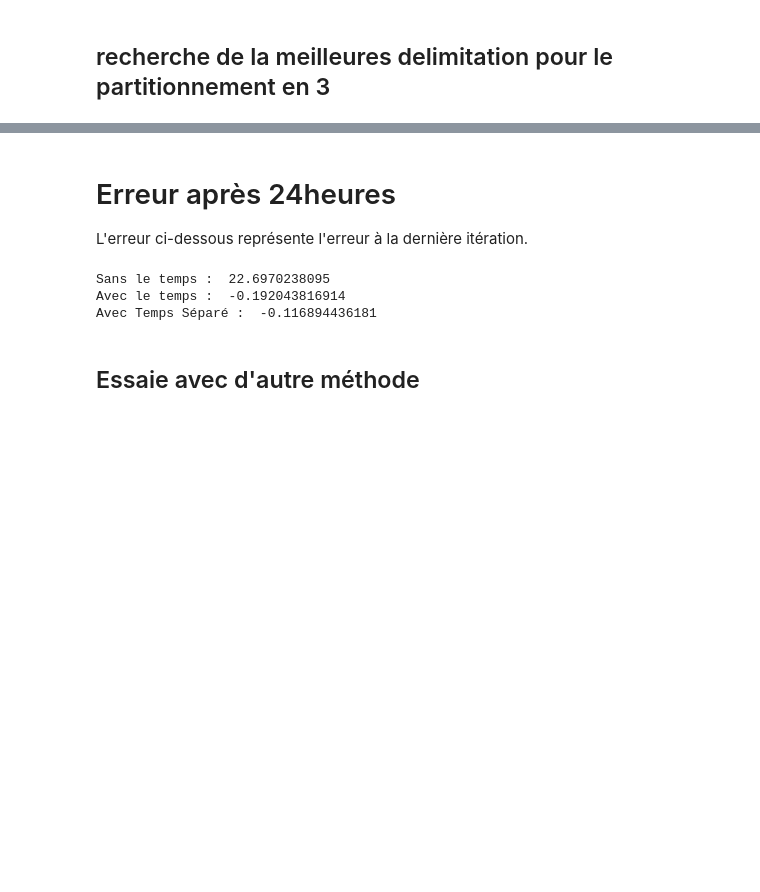
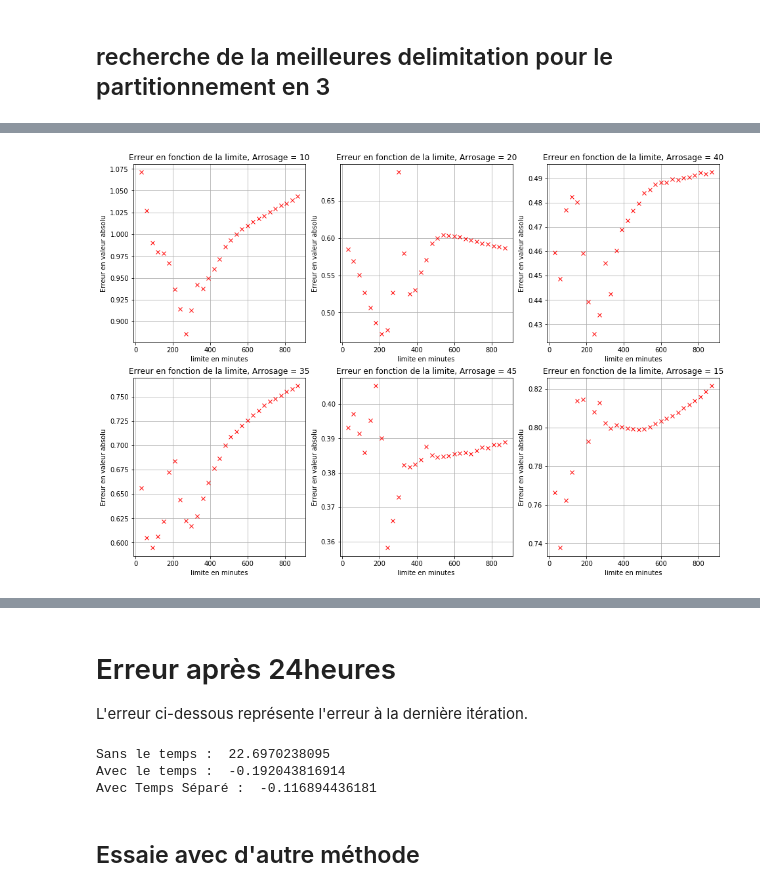
Before and after one commit to cui-unige/BSc-sensor-machine-learning, a Jupyter notebook: MLDemeter.ipynb, the cells around one changed output, grey strips where cells are left out. Drawn from its saved outputs; the diff is of its cells as text; code cells hidden in the pictures; blank space fills up the shorter version.

```diff
--- a/MLDemeter.ipynb
+++ b/MLDemeter.ipynb
@@ -246,7 +256,7 @@ Une partie qui contient que les moments où on arrose. On peut selectionner ceci
 
 L'autre partie contient les moments où on n'arrose pas. C'est-à-dire les momments où l'eau s'évapore.
 # %%
-limite = 270
+limite = 240
 dfArrosage = df.loc[df['TAfterArrosage'] == 0]
 tmp = df.loc[df['TAfterArrosage'] > 0]
 dfStabilisation = df.loc[df['TAfterArrosage'] > limite].copy()
@@ -294,12 +304,12 @@ nAro = 0
 for i in range(0,TestSize-1):
     dataTest.iloc[int(i),position] = StartHumidity
 
-    if i%48 == 0:
+    if dataTest.iloc[i,6] == 0:
         nAro =+ 1
         StartHumidity = dataTest.iloc[i,1]
         result[i] = StartHumidity + regLinearAro.predict([[StartHumidity,base.iloc[init+i,5],base.iloc[init+i,8]]])[0]
         ErrAro =+ abs(result[i] - base.iloc[i+1,1])
-    elif i%48 <= limite//30:
+    elif dataTest.iloc[i,6] <= limite:
         result[i] = StartHumidity + regLinearEva.predict([[StartHumidity,base.iloc[init+i,2],base.iloc[init+i,6],base.iloc[init+i,7],base.iloc[init+i,8]]])[0]
         ErrEva =+ abs(result[i] - base.iloc[i+1,1])
     else:
@@ -431,54 +462,65 @@ Text(0,0.5,'Watering quantity')
 # %% [markdown]
 ## recherche de la meilleures delimitation pour le partitionnement en 3
 # %%
-dfArrosage = df.loc[df['TAfterArrosage'] == 0]
-tmp = df.loc[df['TAfterArrosage'] > 0]
+j = 1
+f, ax = plt.subplots(figsize=(16,11))
+for ARRO in [10,20,40,35,45,15]:
+    dfarro = DF.loc[DF['ArrosageHist'] == ARRO]
+    dfArrosage = dfarro.loc[dfarro['TAfterArrosage'] == 0]
+    tmp = dfarro.loc[dfarro['TAfterArrosage'] > 0]
 
-bestLimite = 0
-errmin = 1000
-res = np.zeros(1200//30-1)
-for limite in range(30,1200,30):
+    bestLimite = 0
+    errmin = 1000
+    res = np.zeros(900//30-1)
+    for limite in range(30,900,30):
 
-    dfStabilisation = df.loc[df['TAfterArrosage'] > limite].copy()
-    dfEvaporation = tmp.loc[df['TAfterArrosage'] <= limite].copy()
+        dfStabilisation = dfarro.loc[dfarro['TAfterArrosage'] > limite].copy()
+        dfEvaporation = tmp.loc[dfarro['TAfterArrosage'] <= limite].copy()
 
-    regLinearAro = linear_model.LinearRegression()
-    regLinearAro.fit(dfArrosage[['mean_moisture-percent','Arrosage','index']],dfArrosage.moistureAdd)
-    regLinearEva = linear_model.LinearRegression()
-    regLinearEva.fit(dfEvaporation[['mean_moisture-percent','mean_temperature','TAfterArrosage','ArrosageHist','index']],dfEvaporation.moistureAdd)
-    regLinearSta = linear_model.LinearRegression()
-    regLinearSta.fit(dfStabilisation[['mean_moisture-percent','mean_temperature','TAfterArrosage','ArrosageHist','index']],dfStabilisation.moistureAdd)
+        regLinearAro = linear_model.LinearRegression()
+        regLinearAro.fit(dfArrosage[['mean_moisture-percent','Arrosage','index']],dfArrosage.moistureAdd)
+        regLinearEva = linear_model.LinearRegression()
+        regLinearEva.fit(dfEvaporation[['mean_moisture-percent','mean_temperature','TAfterArrosage','ArrosageHist','index']],dfEvaporation.moistureAdd)
+        regLinearSta = linear_model.LinearRegression()
+        regLinearSta.fit(dfStabilisation[['mean_moisture-percent','mean_temperature','TAfterArrosage','ArrosageHist','index']],dfStabilisation.moistureAdd)
 
 
+        databasetest = dfarro.copy()
+        databasetest['resultSepare'] = databasetest.index
+        StartHumidity = databasetest.iloc[0,1]
+        position = databasetest.shape[1]-1
+        TestSize = databasetest.shape[0]
+        result = np.zeros(TestSize)
 
-    dataTest['resultSepare'] = dataTest.index
-    StartHumidity = base.iloc[0,1]
-    position = dataTest.shape[1]-1
-    TestSize = dataTest.shape[0]
-    result = np.zeros(TestSize)
+        for i in range(0,TestSize-1):
+            databasetest.iloc[int(i),position] = StartHumidity
 
-    for i in range(0,TestSize-1):
-        dataTest.iloc[int(i),position] = StartHumidity
+            if databasetest.iloc[i,6] == 0:
+                StartHumidity = databasetest.iloc[i,1]
+                result[i] = StartHumidity + regLinearAro.predict([[StartHumidity,databasetest.iloc[i,5],databasetest.iloc[i,8]]])[0]
+            elif databasetest.iloc[i,6] <= limite:
+                result[i] = StartHumidity + regLinearEva.predict([[StartHumidity,databasetest.iloc[i,2],databasetest.iloc[i,6],databasetest.iloc[i,7],databasetest.iloc[i,8]]])[0]
+            else:
+                result[i] = StartHumidity + regLinearSta.predict([[StartHumidity,databasetest.iloc[i,2],databasetest.iloc[i,6],databasetest.iloc[i,7],databasetest.iloc[i,8]]])[0]
 
-        if i%48 == 0:
-            StartHumidity = dataTest.iloc[i,1]
-            result[i] = StartHumidity + regLinearAro.predict([[StartHumidity,base.iloc[i,5],base.iloc[i,8]]])[0]
-        elif i%48 <= limite//30:
-            result[i] = StartHumidity + regLinearEva.predict([[StartHumidity,base.iloc[i,2],base.iloc[i,6],base.iloc[i,7],base.iloc[i,8]]])[0]
-        else:
-            result[i] = StartHumidity + regLinearSta.predict([[StartHumidity,base.iloc[i,2],base.iloc[i,6],base.iloc[i,7],base.iloc[i,8]]])[0]
-
-        StartHumidity = result[i]
-    dataTest.iloc[TestSize-1,position] = StartHumidity
+            StartHumidity = result[i]
+        databasetest.iloc[TestSize-1,position] = StartHumidity
 
 
-    ErrSepare = np.mean(dataTest.iloc[:,1].values-dataTest.iloc[:,position].values)
-    ErrSepareAbs = np.mean(np.absolute(dataTest.iloc[:,1].values-dataTest.iloc[:,position].values))
-    print("limite ", limite,"Moyenne d'erreur absolue : ",ErrSepareAbs)
-    res[limite//30-1]=ErrSepareAbs
-    if (ErrSepareAbs< errmin):
-        bestLimite = limite
-        errmin = ErrSepareAbs
+        ErrSepare = np.mean(databasetest.iloc[:,1].values-databasetest.iloc[:,position].values)
+        ErrSepareAbs = np.mean(np.absolute(databasetest.iloc[:,1].values-databasetest.iloc[:,position].values))
+        res[limite//30-1]=ErrSepareAbs
+        if (ErrSepareAbs< errmin):
+            bestLimite = limite
+            errmin = ErrSepareAbs
 
-print("BEST LIMITE : ",bestLimite)
+    #print("BEST LIMITE pour un arrosage de ", ARRO ," : ",bestLimite)
+    plt.subplot(2,3,j)
+    plt.grid(b = True)
+    plt.plot(range(30,900,30), res, 'rx')
+    plt.xlabel('limite en minutes')
+    plt.ylabel('Erreur en valeur absolu')
+    plt.title('Erreur en fonction de la limite, Arrosage = '+str(ARRO))
+    j = j + 1
+plt.show()
 # %% [output]
@@ -502 +527,2 @@ BEST LIMITE :  240
+[figure, added]
 # %%
```
Also changed, not shown: parts of 30 cells of this notebook, 7 other files.
